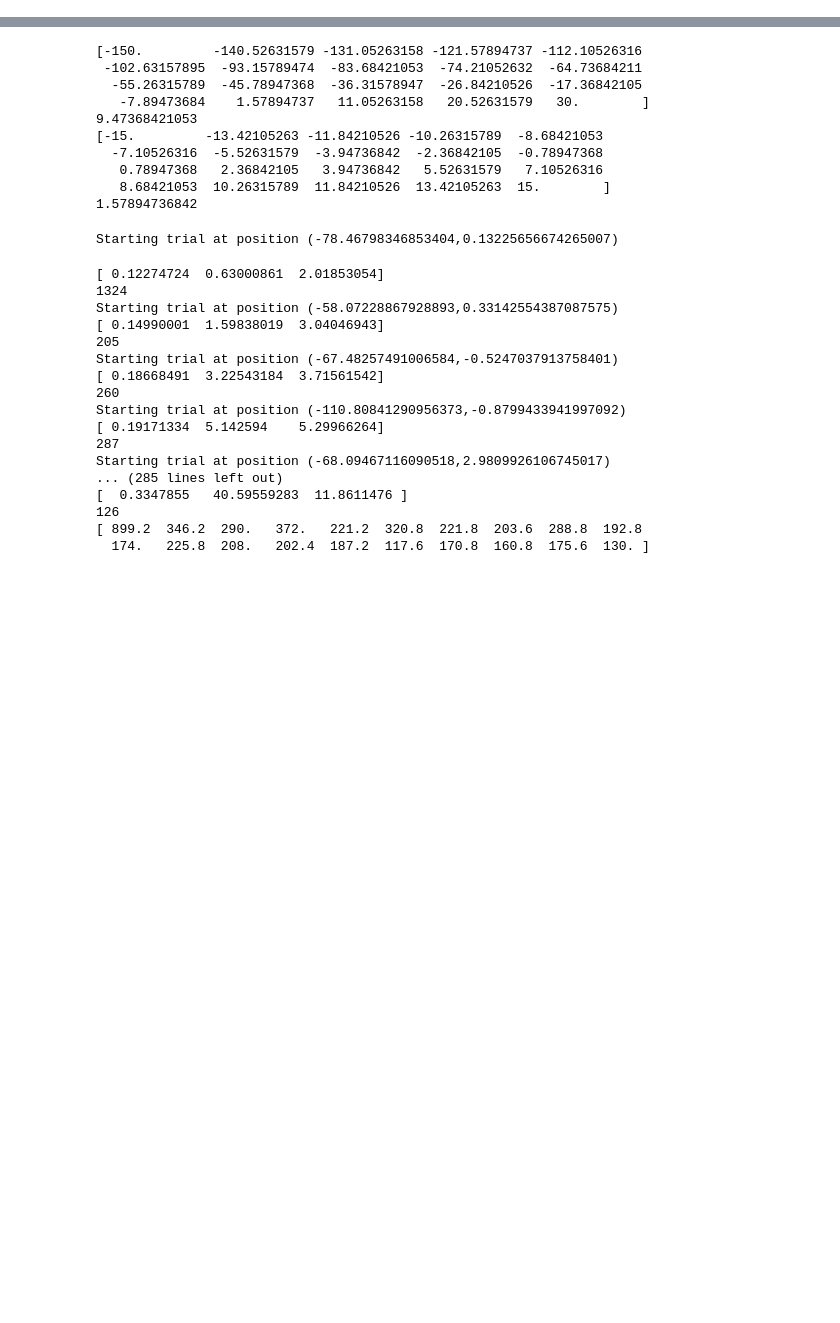
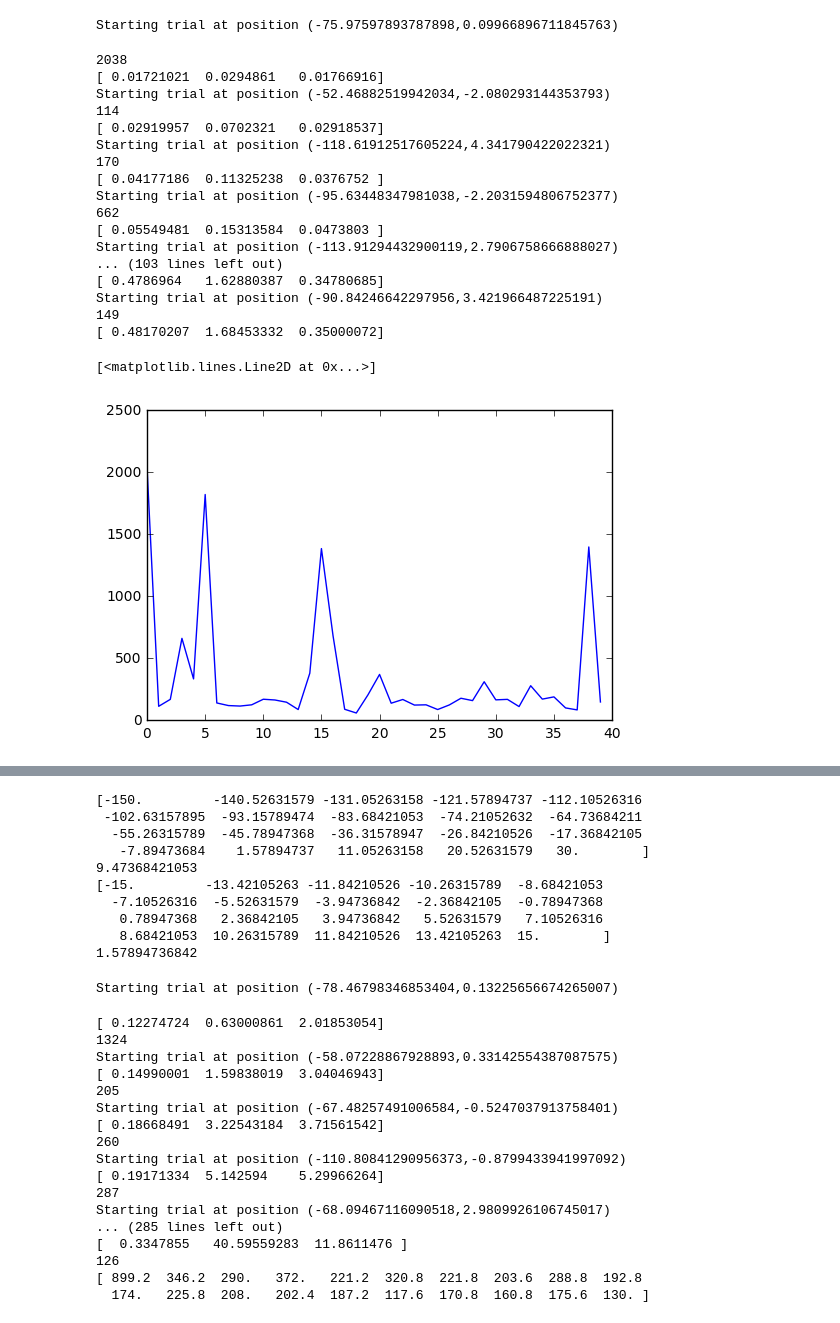
Before and after one commit to DunaiFuentes/unsupNN, a Jupyter notebook: Project2/Reinforment_Learning.ipynb, the cells around one changed output, grey strips where cells are left out. Saved outputs shown, nothing was run; the diff lists cells and outputs as text; code cells hidden in the pictures; blank space fills up the shorter version.

```diff
--- a/Project2/Reinforment_Learning.ipynb
+++ b/Project2/Reinforment_Learning.ipynb
@@ -8,0 +86,7 @@ import NeuralAgent_v2 as NA2
+# %%
+n_neurons = 20 # Actually a n_neuros x n_neurons grid
+tau = 0.0001 #Exploration temperature parameter
+eta = 0.002 #Learning rate
+gamma = 0.95 #Reward factor
+lambda_eligibility = 0.95 #elegibility decay
+a2 = NA4.NeuralAgent(n_neurons,tau,eta,gamma,lambda_eligibility)
@@ -8,0 +104,27 @@ import NeuralAgent_v2 as NA2
+# %%
+N_trials = 40
+N_runs=1
+max_steps = 4000 #Save stop if not working well
+latencies,vec_field = a2.run(N_trials,N_runs,max_steps)
+plb.plot(latencies)
+# %% [output]
+Starting trial at position (-75.97597893787898,0.09966896711845763)
+2038
+[ 0.01721021  0.0294861   0.01766916]
+Starting trial at position (-52.46882519942034,-2.080293144353793)
+114
+[ 0.02919957  0.0702321   0.02918537]
+Starting trial at position (-118.61912517605224,4.341790422022321)
+170
+[ 0.04177186  0.11325238  0.0376752 ]
+Starting trial at position (-95.63448347981038,-2.2031594806752377)
+662
+[ 0.05549481  0.15313584  0.0473803 ]
+Starting trial at position (-113.91294432900119,2.7906758666888027)
+... (103 lines left out)
+[ 0.4786964   1.62880387  0.34780685]
+Starting trial at position (-90.84246642297956,3.421966487225191)
+149
+[ 0.48170207  1.68453332  0.35000072]
+[<matplotlib.lines.Line2D at 0x...>]
+[figure, added]
```
Also changed, not shown: parts of 27 cells of this notebook, 4 other files.
